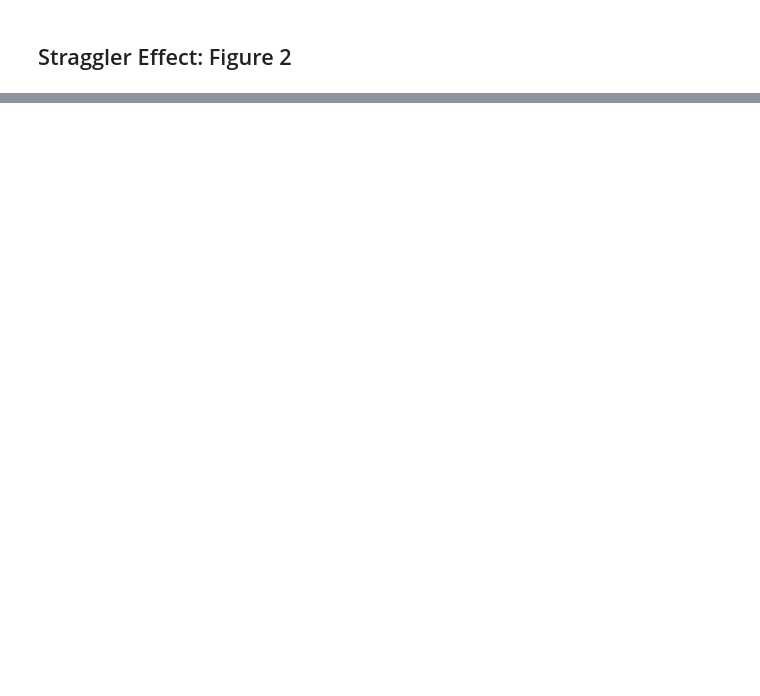
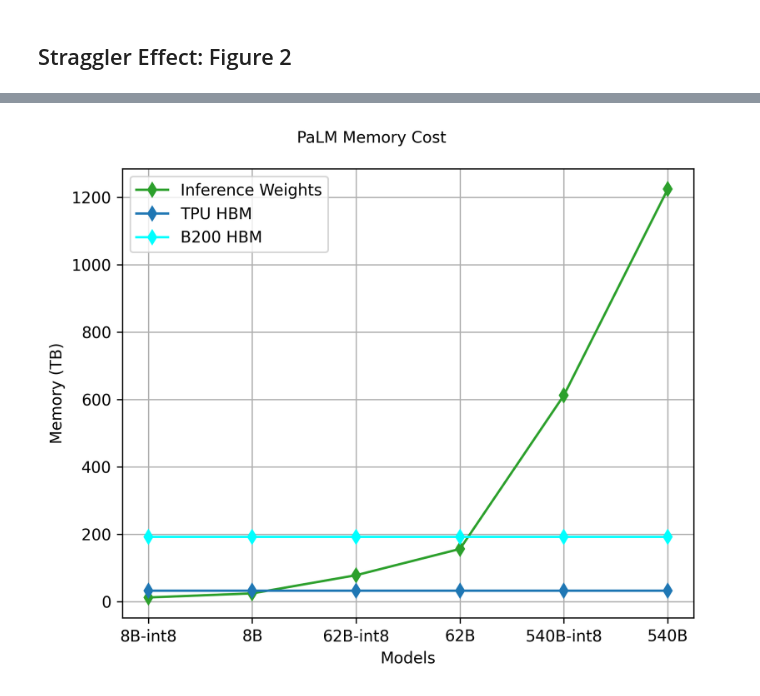
Before and after one commit to osayamenja/DataCruncher, a Jupyter notebook: research_figures.ipynb, the cells around one changed output, grey strips where cells are left out. Saved outputs shown, nothing was run; the diff lists cells and outputs as text; code cells hidden in the pictures; blank space fills up the shorter version.

```diff
--- a/research_figures.ipynb
+++ b/research_figures.ipynb
@@ -332,0 +399,9 @@ plot_straggler_delays(delays_dataset,
+# %%
+single_plot(model_spec, [inference_cost, tpu_memory_capacity, gpu_memory_capacity],
+            "PaLM Memory Cost", "Models",
+            n_plots=3, color=["tab:green", "tab:blue", "cyan"], y_title="Memory (TB)",
+            out_name="infer_mem_cost.pdf",
+            plot_marker="d", labels=["Inference Weights", "TPU HBM", "B200 HBM"],
+            x_ticks=["8B-int8", "8B", "62B-int8", "62B", "540B-int8", "540B"])
+# %% [output]
+[figure, added]
```
Also changed, not shown: parts of 21 cells of this notebook, 9 other files.
